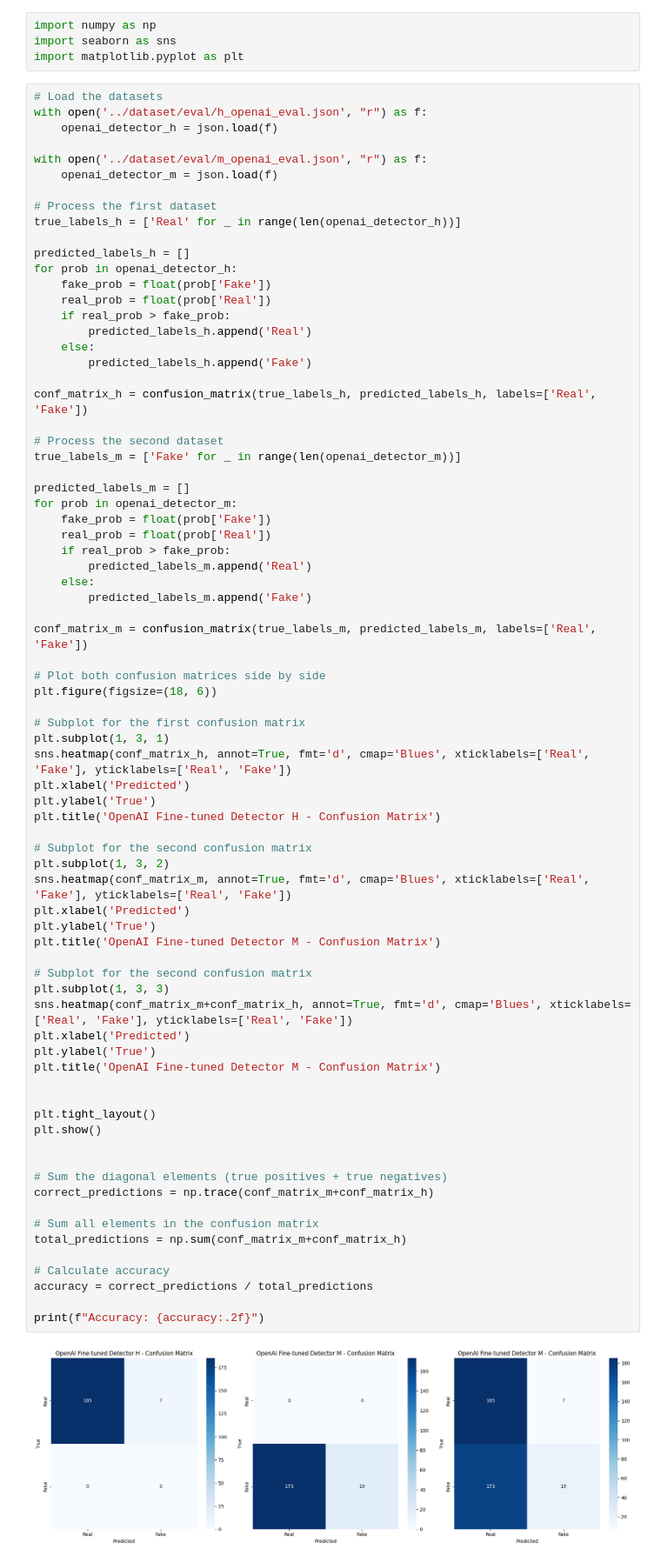
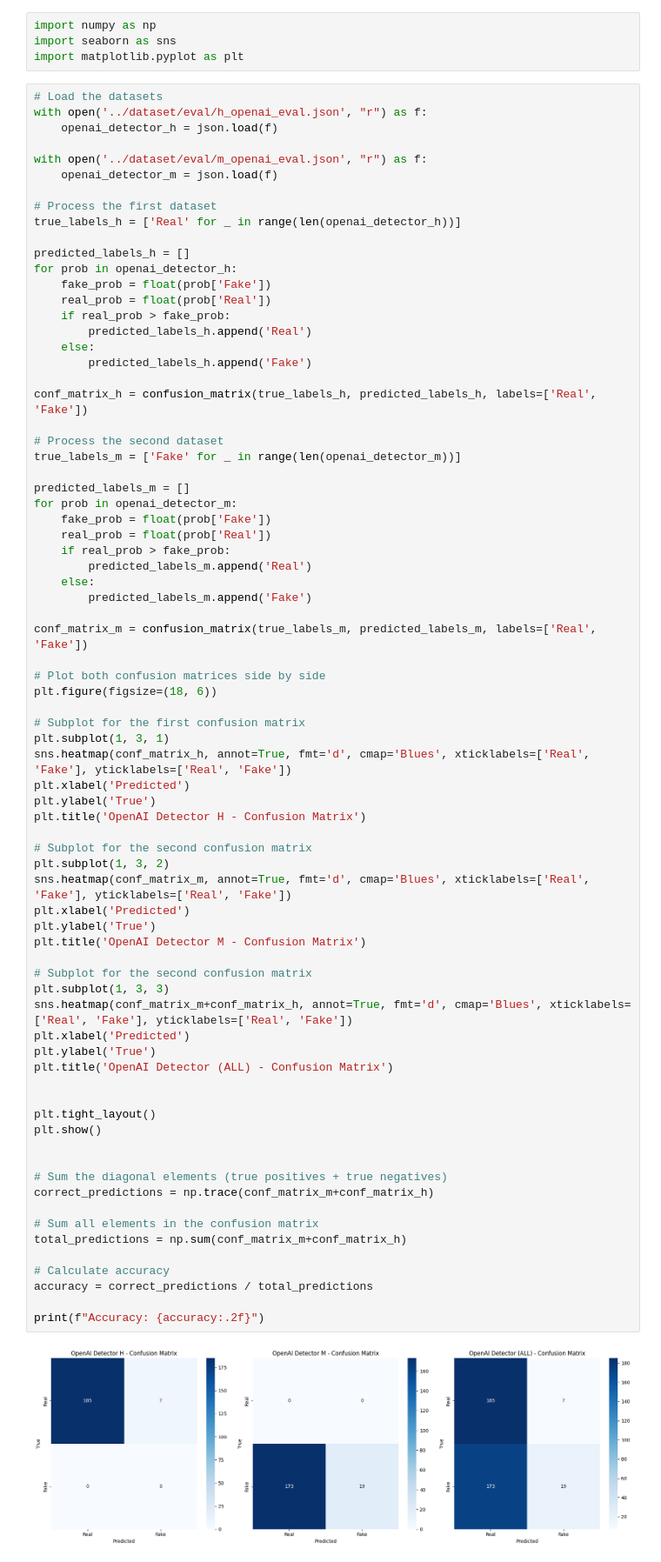
Before and after one commit to bobaebak/ai_text_detection, a Jupyter notebook: cookbooks/data-plot.ipynb, the cells around one changed output. Shown: that part at 87% size. Saved outputs shown, nothing was run; the diff lists cells and outputs as text.

```diff
--- a/cookbooks/data-plot.ipynb
+++ b/cookbooks/data-plot.ipynb
@@ -222,37 +222,37 @@ plt.subplot(1, 3, 1)
 sns.heatmap(conf_matrix_h, annot=True, fmt='d', cmap='Blues', xticklabels=['Real', 'Fake'], yticklabels=['Real', 'Fake'])
 plt.xlabel('Predicted')
 plt.ylabel('True')
-plt.title('OpenAI Fine-tuned Detector H - Confusion Matrix')
+plt.title('OpenAI Detector H - Confusion Matrix')
 
 # Subplot for the second confusion matrix
 plt.subplot(1, 3, 2)
 sns.heatmap(conf_matrix_m, annot=True, fmt='d', cmap='Blues', xticklabels=['Real', 'Fake'], yticklabels=['Real', 'Fake'])
 plt.xlabel('Predicted')
 plt.ylabel('True')
-plt.title('OpenAI Fine-tuned Detector M - Confusion Matrix')
+plt.title('OpenAI Detector M - Confusion Matrix')
 
 # Subplot for the second confusion matrix
 plt.subplot(1, 3, 3)
 sns.heatmap(conf_matrix_m+conf_matrix_h, annot=True, fmt='d', cmap='Blues', xticklabels=['Real', 'Fake'], yticklabels=['Real', 'Fake'])
 plt.xlabel('Predicted')
 plt.ylabel('True')
-plt.title('OpenAI Fine-tuned Detector M - Confusion Matrix')
+plt.title('OpenAI Detector (ALL) - Confusion Matrix')
 
 
 plt.tight_layout()
 plt.show()
 
 
 # Sum the diagonal elements (true positives + true negatives)
 correct_predictions = np.trace(conf_matrix_m+conf_matrix_h)
 
 # Sum all elements in the confusion matrix
 total_predictions = np.sum(conf_matrix_m+conf_matrix_h)
 
 # Calculate accuracy
 accuracy = correct_predictions / total_predictions
 
 print(f"Accuracy: {accuracy:.2f}")
 # %% [output]
-[figure, old version]
+[figure, new version]
 Accuracy: 0.53
```
Also changed, not shown: parts of 2 cells of this notebook.
